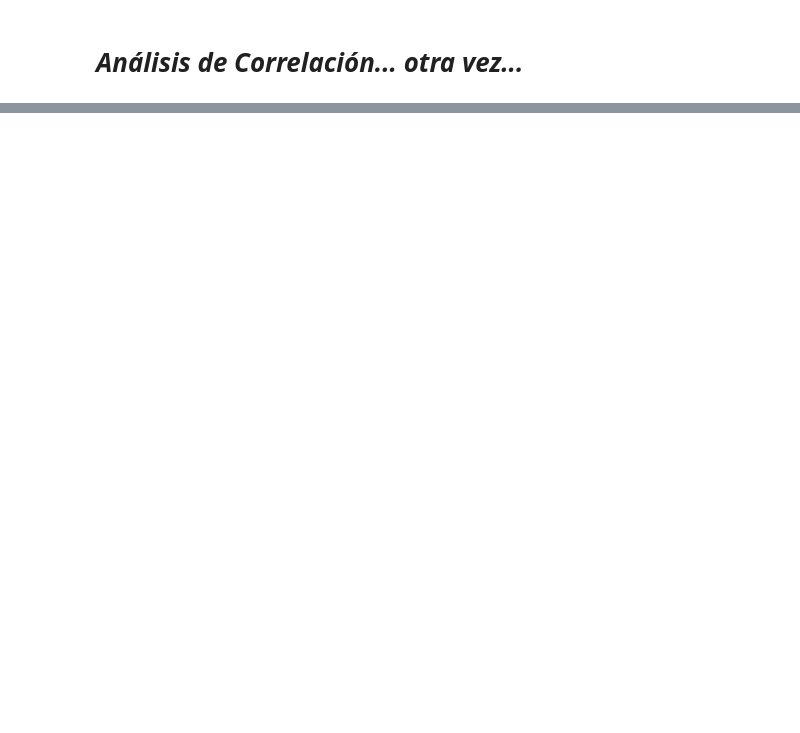
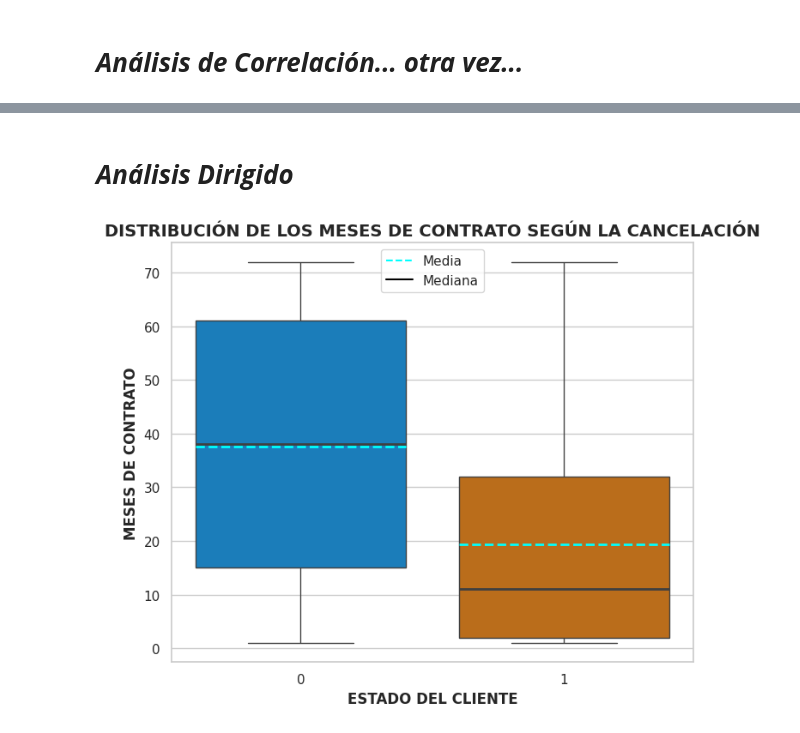
Before and after one commit to AlanGranea/Challenge-Telecom-X-Parte-2, a Jupyter notebook: Challenge_Telecom_X_Parte_2.ipynb, the cells around one changed output, grey strips where cells are left out. Drawn from its saved outputs; the diff is of its cells as text; code cells hidden in the pictures; blank space fills up the shorter version.

Commit message:
Análisis dirigido a las variables y reorganización del código

```diff
--- a/Challenge_Telecom_X_Parte_2.ipynb
+++ b/Challenge_Telecom_X_Parte_2.ipynb
@@ -367,0 +370,42 @@ fig.show()
+# %% [markdown]
+# ***Análisis Dirigido***
+# %%
+from matplotlib.lines import Line2D
+
+sns.set(style="whitegrid")
+plt.figure(figsize=(7, 6))
+
+ax = sns.boxplot(
+    data=df_reducido,
+    x='churn',
+    y='meses_de_contrato',
+    hue='churn',
+    palette={0: '#0083d5', 1: '#d56e00'},
+    legend=False,
+    medianprops={'linewidth': 2}
+)
+
+for i, (name, group) in enumerate(df_reducido.groupby('churn')):
+    ax.hlines(
+        y=group['meses_de_contrato'].mean(),
+        xmin=i - 0.4,
+        xmax=i + 0.4,
+        color='cyan',
+        linestyle='--',
+        linewidth = 2
+    )
+
+plt.title("DISTRIBUCIÓN DE LOS MESES DE CONTRATO SEGÚN LA CANCELACIÓN", fontsize=14, fontweight='bold', loc = 'center')
+plt.xlabel("ESTADO DEL CLIENTE", fontsize=12, fontweight='bold')
+plt.ylabel("MESES DE CONTRATO", fontsize=12, fontweight='bold')
+
+legend_elements = [
+    Line2D([0], [0], color='cyan', linestyle='--', label='Media'),
+    Line2D([0], [0], color='black', label='Mediana')
+]
+
+ax.legend(handles=legend_elements, loc='upper center')
+plt.tight_layout()
+plt.show()
+# %% [output]
+[figure, added]
```
Also changed, not shown: parts of 13 cells of this notebook.
